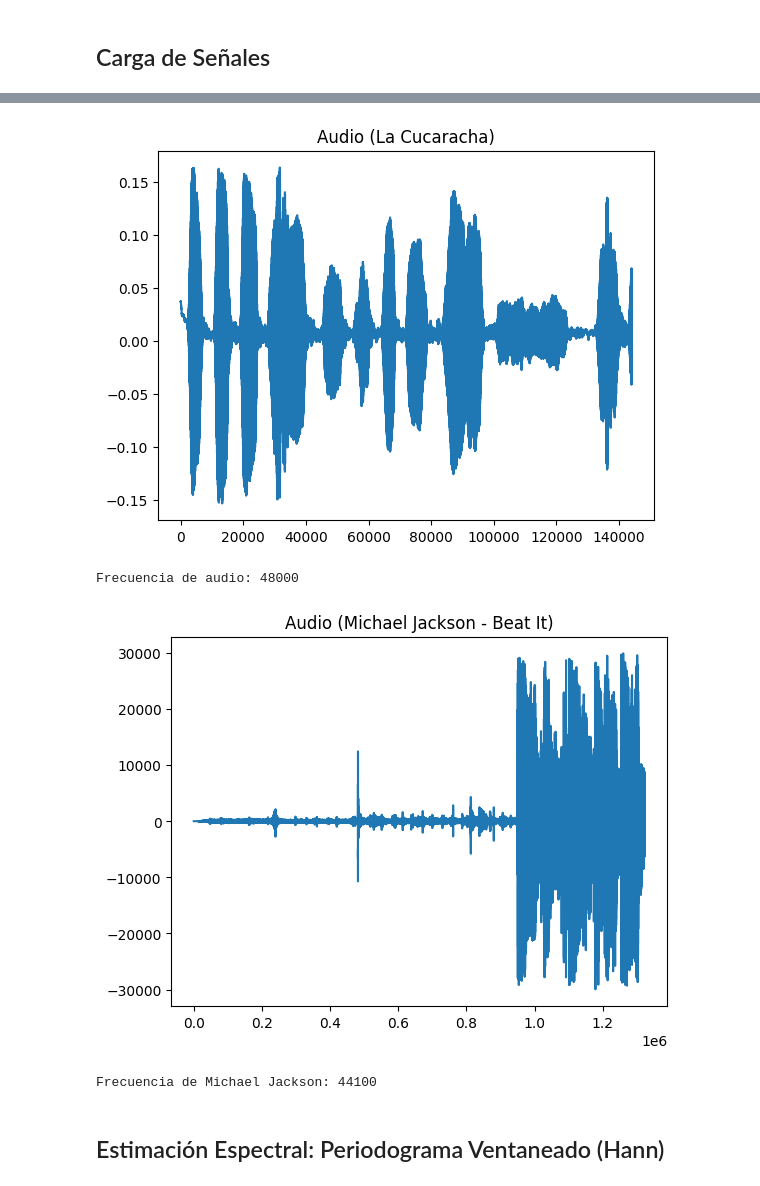
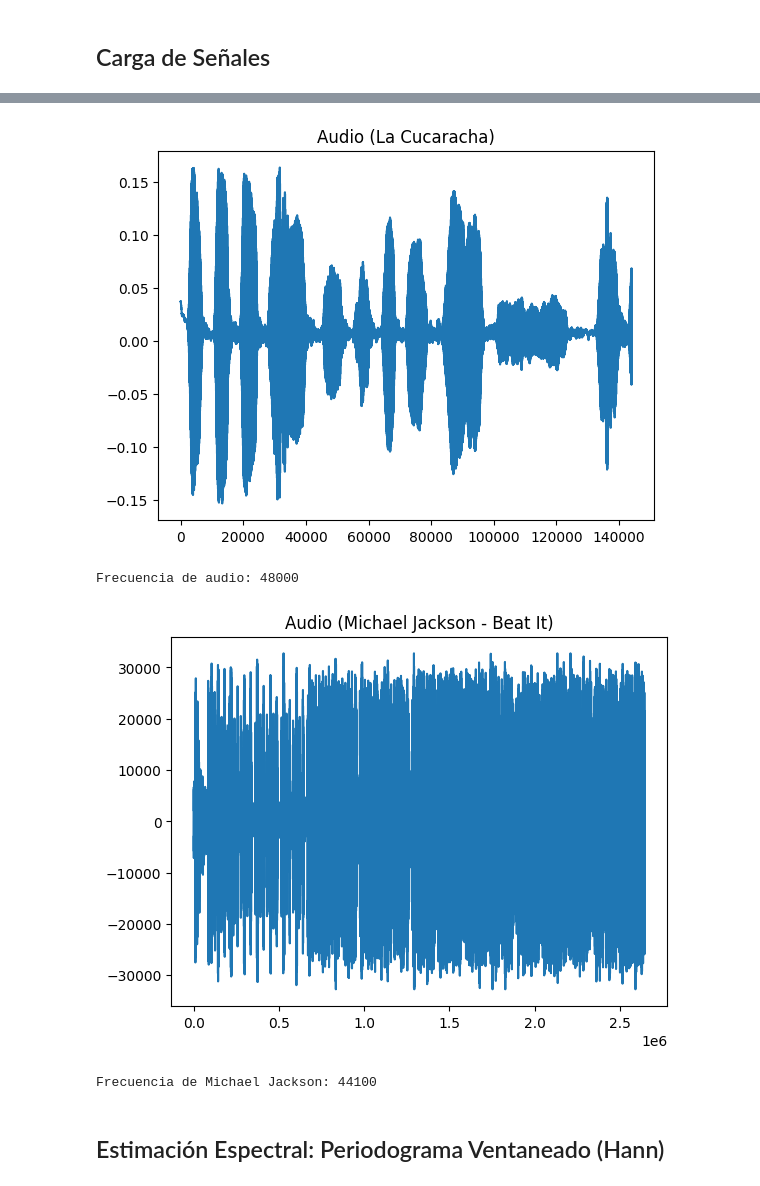
Before and after one commit to julian-zatloukal/Trabajo-Semanal-PDS, a Jupyter notebook: TS6/main.ipynb, the cells around one changed output, grey strips where cells are left out. Drawn from its saved outputs; the diff is of its cells as text; code cells hidden in the pictures.

Commit message:
Update audio segment to plot from 30 to 90 seconds of 'Beat It' track

```diff
--- a/TS6/main.ipynb
+++ b/TS6/main.ipynb
@@ -55,35 +55,35 @@ plt.figure()
 plt.plot(ppg)
 plt.title('PPG')
 plt.show()
 
 # Audio (.wav)
 fs_audio, audio = wavfile.read('signals/la cucaracha.wav')
 if audio.ndim > 1:
     audio = audio[:, 0]
 audio = audio.astype(np.float64)
 plt.figure()
 plt.plot(audio)
 plt.title('Audio (La Cucaracha)')
 plt.show()
 print("Frecuencia de audio:", fs_audio)
 
 # Michael Jackson (.wav)
 fs_mj, mj = wavfile.read('signals/michael_jackson_beat_it.wav')
 if mj.ndim > 1:
     mj = mj[:, 0]
 mj = mj.astype(np.float64)
-mj = mj[:int(30 * fs_mj)]  # limitar a 30 segundos
+mj = mj[int(30 * fs_mj):int(90 * fs_mj)]  # segundos 30 a 90
 plt.figure()
 plt.plot(mj)
 plt.title('Audio (Michael Jackson - Beat It)')
 plt.show()
 print("Frecuencia de Michael Jackson:", fs_mj)
 # %% [output]
 [figure]
 [figure]
 [figure]
 Frecuencia de audio: 48000
-[figure, old version]
+[figure, new version]
 Frecuencia de Michael Jackson: 44100
 # %% [markdown]
 ## Estimación Espectral: Periodograma Ventaneado (Hann)
```
Also changed, not shown: parts of 5 cells of this notebook, 1 other file.
